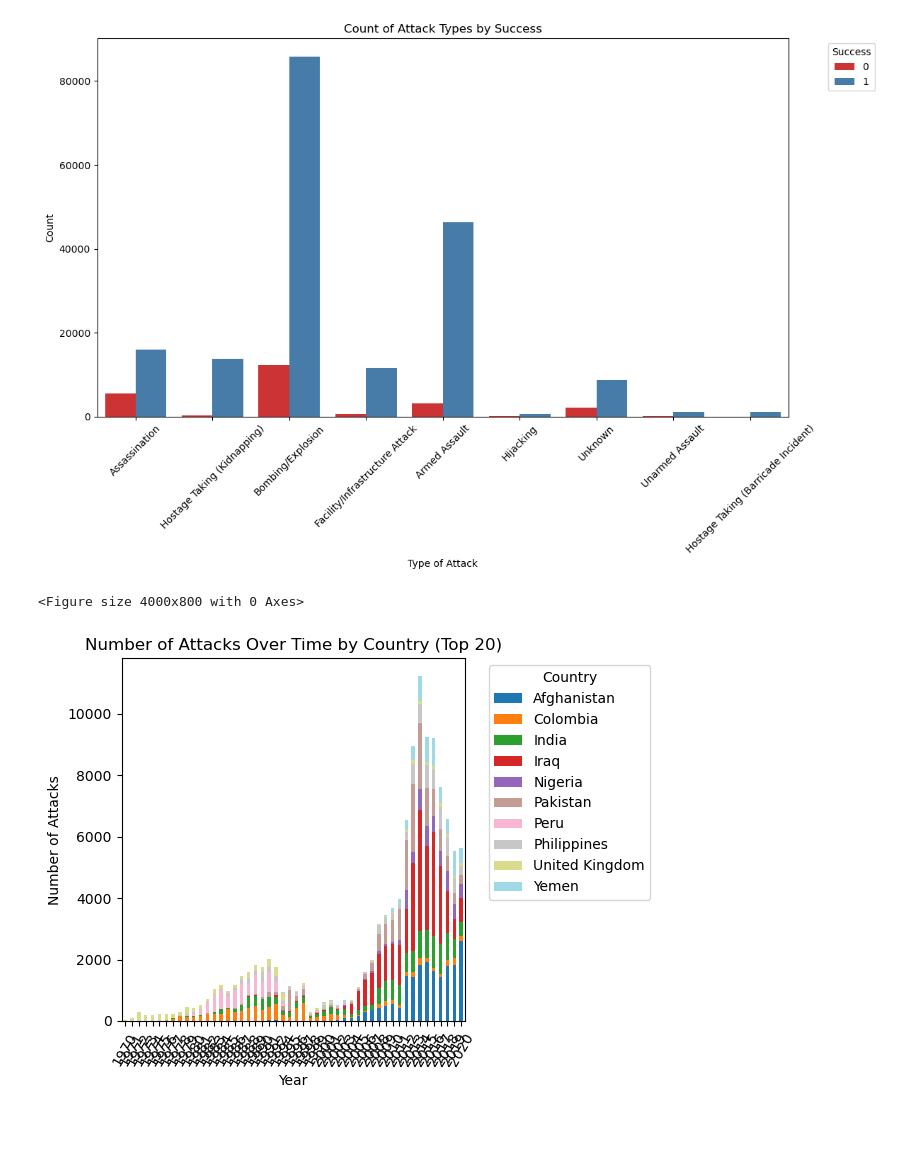
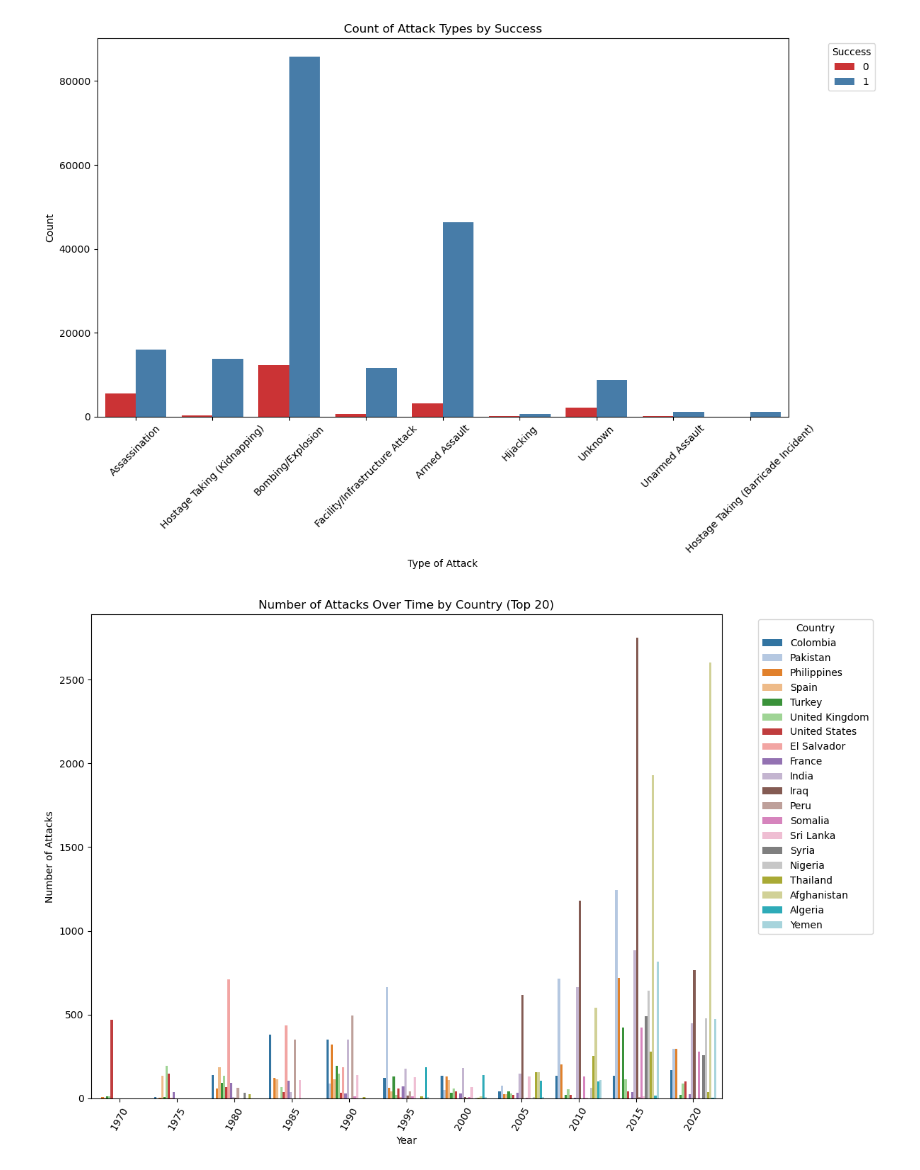
Before and after one commit to OKI300MER/effective_terrorism_exploration, a Jupyter notebook: effective_terrorisim_tactics.ipynb, the cells around one changed output. Cells and saved outputs as stored; diff of their text form; code cells hidden in the pictures; blank space fills up the shorter version.

Commit message:
Added graphs

```diff
--- a/effective_terrorisim_tactics.ipynb
+++ b/effective_terrorisim_tactics.ipynb
@@ -189,27 +195,33 @@ plt.show()
 # %% [output]
 [figure]
 # %%
-# Top 20 Countries Number of Attacks Over Time
+# # Top 20 Countries Number of Attacks Over Time
 
+# Convert 'iyear' to datetime
 cleaned_terrorism_df['iyear'] = pd.to_datetime(cleaned_terrorism_df['iyear'], format='%Y')
 
-attacks_over_time_by_country = cleaned_terrorism_df.groupby([cleaned_terrorism_df['iyear'].dt.year, 'country_txt']).size().reset_index(name='num_attacks')
+# Extract year from 'iyear' column
+cleaned_terrorism_df['year'] = cleaned_terrorism_df['iyear'].dt.year
 
+# Group by year and country, and count the number of attacks
+attacks_over_time_by_country = cleaned_terrorism_df.groupby(['year', 'country_txt']).size().reset_index(name='num_attacks')
+
+# Select the top 20 countries
 top_countries = cleaned_terrorism_df['country_txt'].value_counts().head(20).index
 attacks_over_time_by_country = attacks_over_time_by_country[attacks_over_time_by_country['country_txt'].isin(top_countries)]
 
-pivot_df = attacks_over_time_by_country.pivot(index='iyear', columns='country_txt', values='num_attacks').fillna(0)
+# Filter every other year
+attacks_over_time_by_country = attacks_over_time_by_country[attacks_over_time_by_country['year'] % 5 == 0]
 
-# Plotting the stacked bar plot
-plt.figure(figsize=(40, 8))
-pivot_df.plot(kind='bar', stacked=True, colormap='tab20')
+# Plot using Seaborn
+plt.figure(figsize=(12, 8))
+sns.barplot(data=attacks_over_time_by_country, x='year', y='num_attacks', hue='country_txt', palette='tab20')
 plt.xlabel('Year')
 plt.ylabel('Number of Attacks')
 plt.title('Number of Attacks Over Time by Country (Top 20)')
 plt.legend(title='Country', bbox_to_anchor=(1.05, 1), loc='upper left')
 plt.xticks(rotation=60)
 plt.tight_layout()
 plt.show()
 # %% [output]
-<Figure size 4000x800 with 0 Axes>
-[figure, old version]
+[figure, new version]
```
Also changed, not shown: parts of 7 cells of this notebook.
